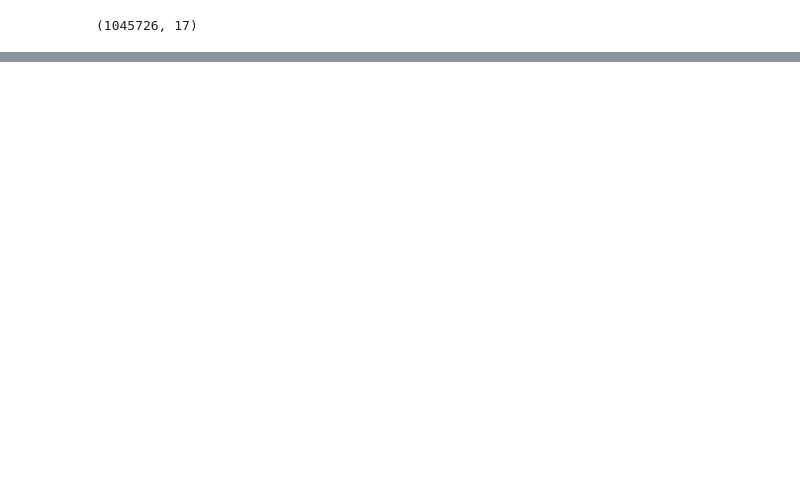
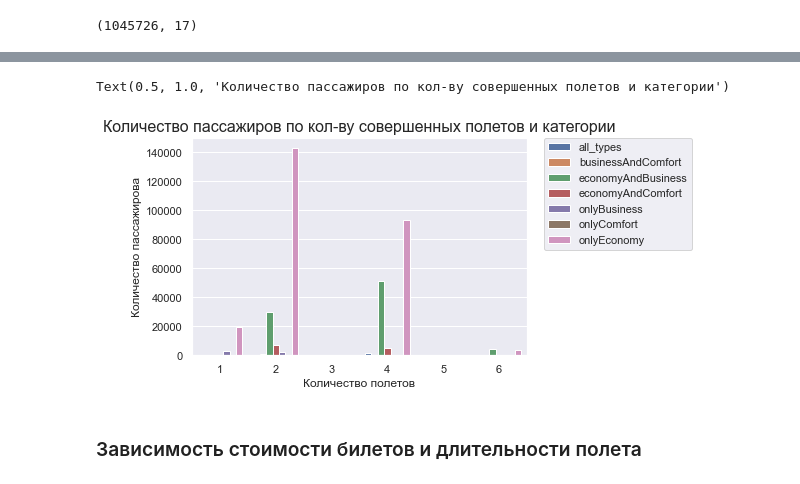
Before and after one commit to s-lyudmila/air_flights, a Jupyter notebook: connect_db.ipynb, the cells around one changed output, grey strips where cells are left out. Saved outputs shown, nothing was run; the diff lists cells and outputs as text; code cells hidden in the pictures; blank space fills up the shorter version.

Commit message:
adds analysis by class types

```diff
--- a/connect_db.ipynb
+++ b/connect_db.ipynb
@@ -33,0 +160,3 @@ conn.close()
+# %%
+# создаем общий словарь с категорией пассижира и его ID
+dictType = {**dict, **dict2, **dict3, **dict4, **dict5, **dict6, **dict7}
@@ -33,0 +169,4 @@ conn.close()
+# %%
+# определяем категорию пассажира в зависимости от того какими тарифами он пользовался
+df['passenger_type'] = df.passenger_id.map(dictType)
+df.head()
@@ -33,0 +180,7 @@ conn.close()
+# %%
+flights_by_pass = df.groupby(by=['passenger_type', 'passenger_id'], as_index=False)['ticket_no'].count() \
+                    .sort_values('ticket_no')
+# %%
+# количество пассажиров, сгруппированных по кол-ву совершенных полетов и категории
+flights_by_types = flights_by_pass.groupby(by=['passenger_type', 'ticket_no'], as_index=False)['passenger_id'].count()
+flights_by_types.head()
@@ -33,0 +194,11 @@ conn.close()
+# %%
+sns.set(style="darkgrid")
+ax = sns.barplot(x='ticket_no', y='passenger_id', hue='passenger_type', data=flights_by_types)
+ax.set(xlabel='Количество полетов', ylabel='Количество пассажирова')
+plt.legend(bbox_to_anchor=(1.05, 1), loc=2, borderaxespad=0.)
+plt.title('Количество пассажиров по кол-ву совершенных полетов и категории', fontsize = 16)
+# %% [output]
+Text(0.5, 1.0, 'Количество пассажиров по кол-ву совершенных полетов и категории')
+[figure, added]
+# %% [markdown]
+### Зависимость стоимости билетов и длительности полета
```
Also changed, not shown: parts of 34 cells of this notebook.
